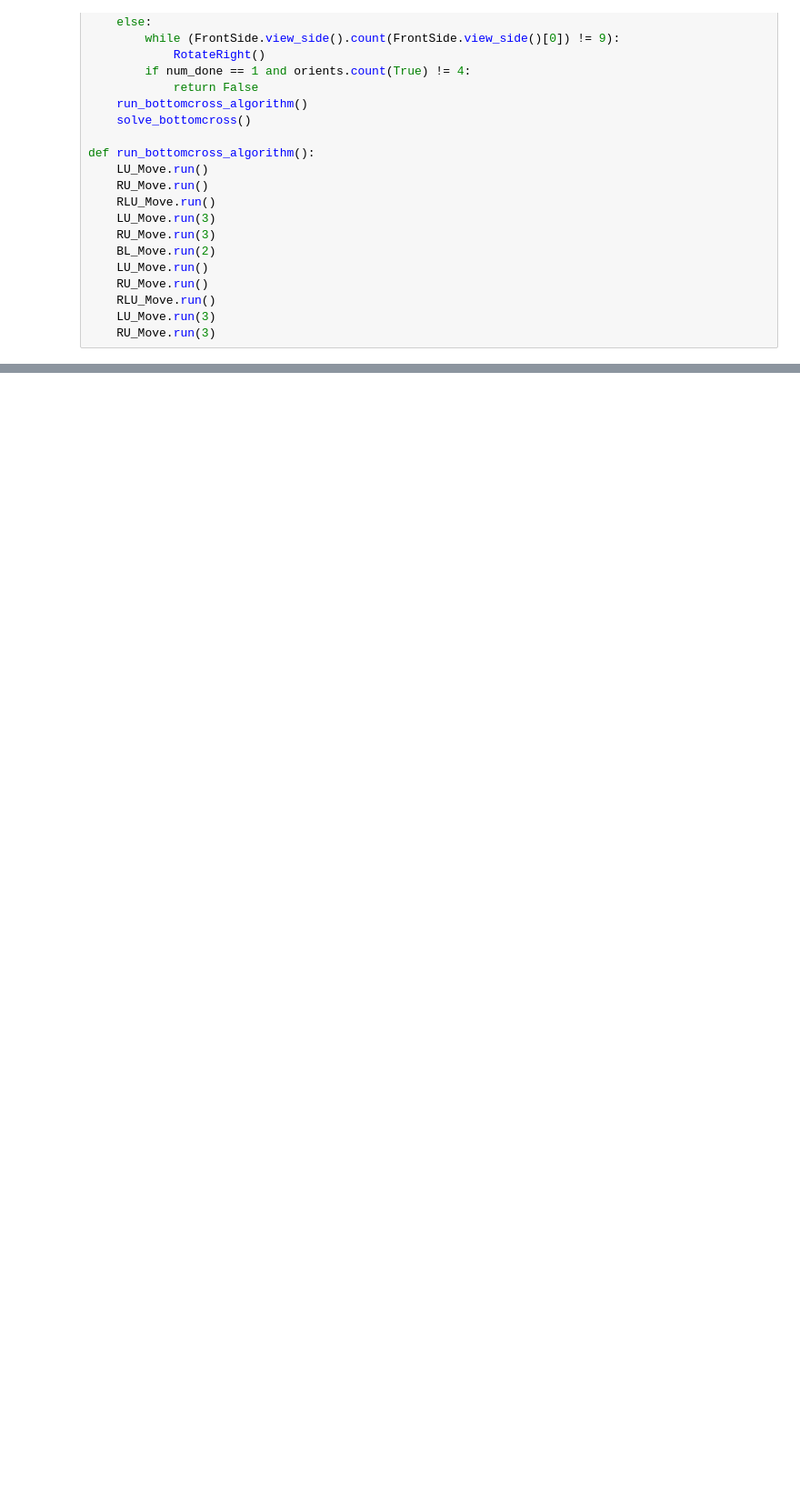
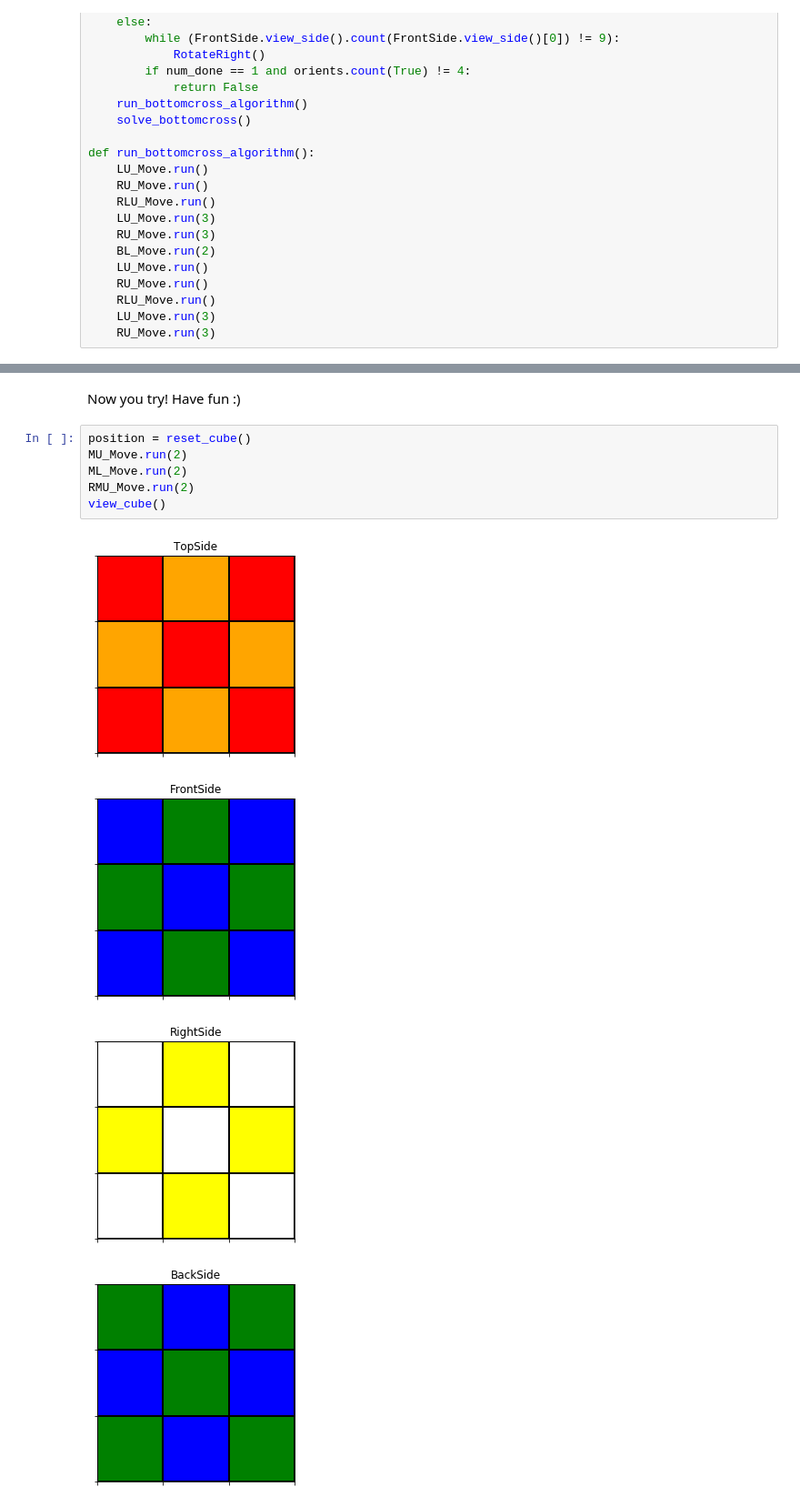
Before and after one commit to marwahaha/rubik, a Jupyter notebook: cube.ipynb, the cells around one changed output, grey strips where cells are left out. Shown: that part at 91% size. Cells and saved outputs as stored; diff of their text form; blank space fills up the shorter version.

```diff
--- a/cube.ipynb
+++ b/cube.ipynb
@@ -536,0 +560,13 @@ Solved! Total number of moves: 1512
+# %% [markdown]
+Now you try! Have fun :)
+# %%
+position = reset_cube()
+MU_Move.run(2)
+ML_Move.run(2)
+RMU_Move.run(2)
+view_cube()
+# %% [output]
+[figure, added]
+[figure, added]
+[figure, added]
+[figure, added]
```
Also changed, not shown: parts of 22 cells of this notebook.
